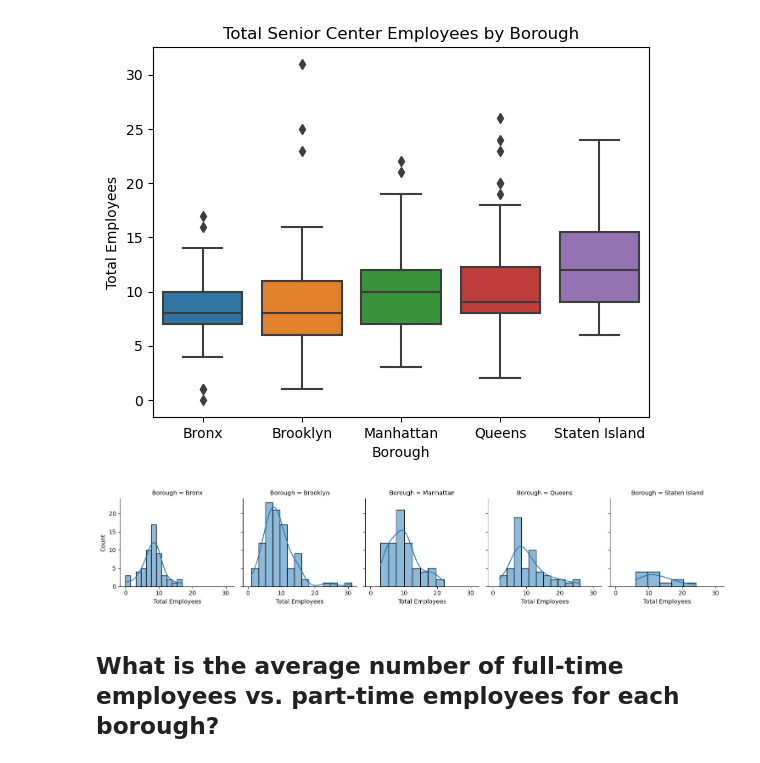
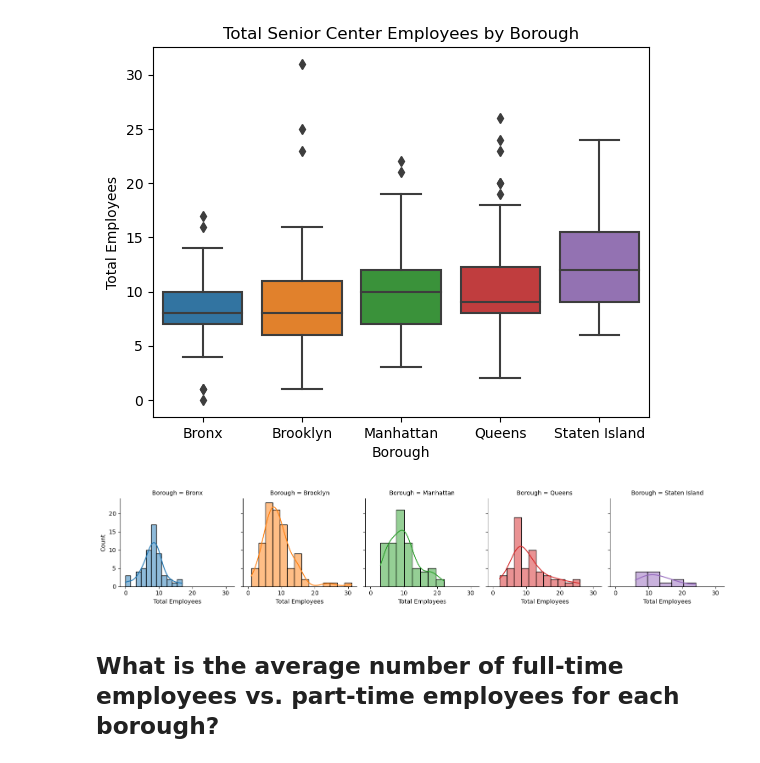
Before and after one commit to valeriemagalong/NYC-Aging, a Jupyter notebook: exploratory_data_analysis.ipynb, the cells around one changed output. Saved outputs shown, nothing was run; the diff lists cells and outputs as text; code cells hidden in the pictures.

```diff
--- a/exploratory_data_analysis.ipynb
+++ b/exploratory_data_analysis.ipynb
@@ -138,9 +141,9 @@ plt.show()
 # %%
-boroughs_facetgrid = sns.FacetGrid(scpd, col = 'Borough')
+boroughs_facetgrid = sns.FacetGrid(scpd, col = 'Borough', hue = 'Borough')
 boroughs_facetgrid.map(sns.histplot, 'Total Employees', kde = True)
 plt.show()
 # %% [output]
-[figure, old version]
+[figure, new version]
 # %% [markdown]
 ## What is the average number of full-time employees vs. part-time employees for each borough?
 # %%
```
Also changed, not shown: parts of 12 cells of this notebook.
